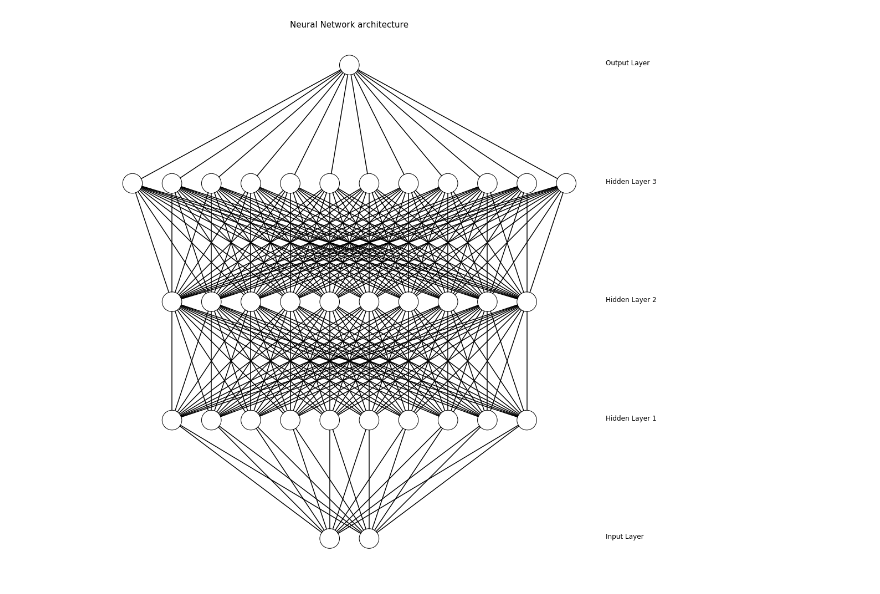
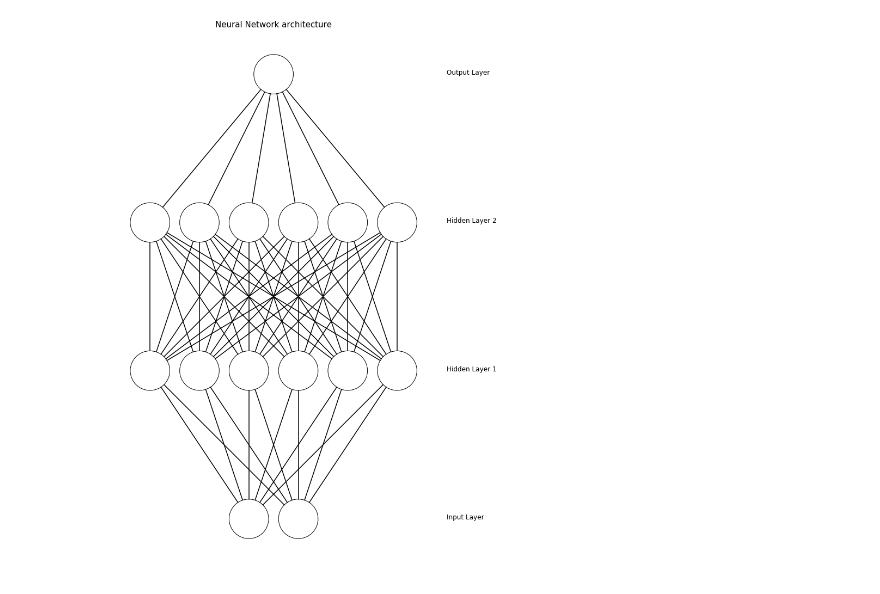
Before and after one commit to AlexanderFengler/nn_likelihoods, a Jupyter notebook: visualize_nn_architecture.ipynb, the cells around one changed output. Cells and saved outputs as stored; diff of their text form; code cells hidden in the pictures.

```diff
--- a/visualize_nn_architecture.ipynb
+++ b/visualize_nn_architecture.ipynb
@@ -15,7 +15,7 @@ class Layer():
     def __init__(self, network, number_of_neurons, number_of_neurons_in_widest_layer):
         self.vertical_distance_between_layers = 6
         self.horizontal_distance_between_neurons = 2
-        self.neuron_radius = 0.5
+        self.neuron_radius = 0.8
         self.number_of_neurons_in_widest_layer = number_of_neurons_in_widest_layer
         self.previous_layer = self.__get_previous_layer(network)
         self.y = self.__calculate_layer_y_position()
@@ -100,7 +100,7 @@ class DrawNN():
             network.add_layer(l)
         network.draw()
 # %%
-network = DrawNN( [2, 10, 10, 12, 1] )
+network = DrawNN( [2, 6, 6, 1] )
 network.draw()
 # %% [output]
-[figure, old version]
+[figure, new version]
```
Also changed, not shown: 6 other files.
